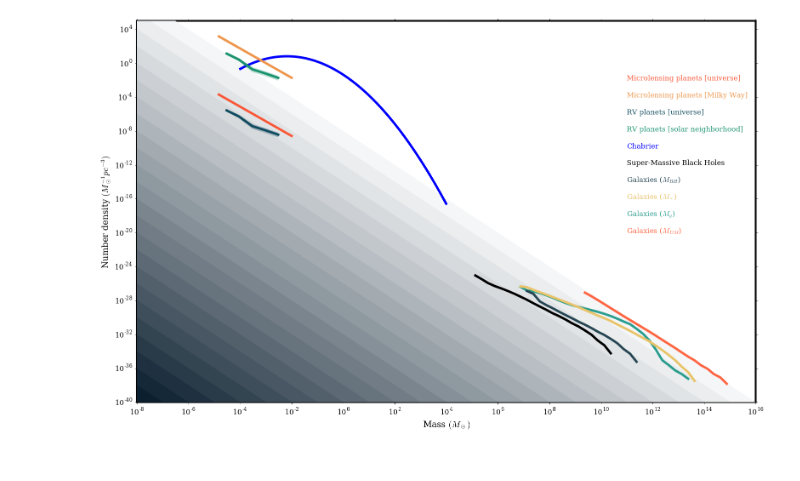
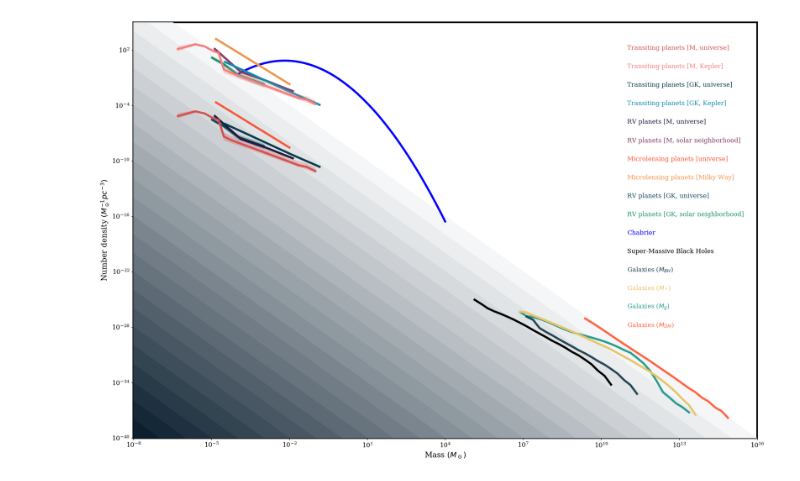
Before and after one commit to zpenoyre/things, a Jupyter notebook: thingsPlot.ipynb, the cells around one changed output. Saved outputs shown, nothing was run; the diff lists cells and outputs as text; code cells hidden in the pictures.

Commit message:
Re-added planets to plot.

```diff
--- a/thingsPlot.ipynb
+++ b/thingsPlot.ipynb
@@ -38,12 +38,20 @@ def makeCmap(hexColour,name,zeroColour='#FFFFFF'):
     return cmap
 # %%
 files=['galaxiesDM','galaxiesGas','galaxiesStars','galaxiesBHs','SMBHs','chabrierImf',
-       'planetsRVbins','planetsRVbins_univ','planetsMicrolensing','planetsMicrolensing_univ']
-colours=['#FF6542','#2A9D8F','#E9C46A','#264653','k','b','#1A936F','#114B5F','#EE964B','#F95738']
+       'planetsRVbins','planetsRVbins_univ','planetsMicrolensing','planetsMicrolensing_univ',
+      'planetsRVbins_Mdwarfs','planetsRVbins_Mdwarfs_univ',
+      'planetsTransitBins_GK','planetsTransitBins_GK_univ',
+      'planetsTransitBins_M','planetsTransitBins_M_univ']
+colours=['#FF6542','#2A9D8F','#E9C46A','#264653','k','b','#1A936F','#114B5F','#EE964B','#F95738',
+        '#843B62','#211940','#118AB2','#073B4C','#F67E7D','#D65151']
 text=[r'Galaxies ($M_{DM}$)',r'Galaxies ($M_g$)',r'Galaxies ($M_*$)',r'Galaxies ($M_{BH}$)','Super-Massive Black Holes','Chabrier',
-      'RV planets [solar neighborhood]','RV planets [universe]',
-     'Microlensing planets [Milky Way]','Microlensing planets [universe]']
-textPos=[[1e11,1e-20],[1e11,1e-18],[1e11,1e-16],[1e11,1e-14],[1e11,1e-12],[1e11,1e-10],[1e11,1e-8],[1e11,1e-6],[1e11,1e-4],[1e11,1e-2]]
+      'RV planets [GK, solar neighborhood]','RV planets [GK, universe]',
+     'Microlensing planets [Milky Way]','Microlensing planets [universe]',
+     'RV planets [M, solar neighborhood]','RV planets [M, universe]',
+     'Transiting planets [GK, Kepler]','Transiting planets [GK, universe]',
+     'Transiting planets [M, Kepler]','Transiting planets [M, universe]']
+textPos=[[1e11,1e-28],[1e11,1e-26],[1e11,1e-24],[1e11,1e-22],[1e11,1e-20],[1e11,1e-18],[1e11,1e-16],[1e11,1e-14],[1e11,1e-12],[1e11,1e-10],[1e11,1e-8],
+         [1e11,1e-6],[1e11,1e-4],[1e11,1e-2],[1e11,1e0],[1e11,1e2]]
 # %%
 def plotBackground(thisPlot,x0,y0,colour,zorder0):
     cmap=makeCmap('#011627','name')
@@ -59,38 +67,38 @@ def plotBackground(thisPlot,x0,y0,colour,zorder0):
 # %%
 zord = 2
 
-fig = plt.figure(figsize=(16,10))
+fig = plt.figure(figsize=(18,12))
 nPlot = plt.gca()
 
 nPlot, zord = plotBackground(nPlot,1e16,1e-40,'k',zorder0=zord)
 
 for index,field in enumerate(files):
     data=np.genfromtxt('data/'+field+'.txt')
     data=data[data[:,1]>0,:]
     #print('field: ',field)
     #print('data shape: ',data.shape)
     nPlot.plot(data[:,0],data[:,1],c=colours[index],zorder=zord)
     zord+=1
     nPlot.text(textPos[index][0],textPos[index][1],text[index],color=colours[index])
     if np.shape(data)[1] > 2: #if uncertainty columns are included
         xs = np.concatenate((data[:,0],data[:,0][::-1]))
         ys = np.concatenate(((data[:,1]+data[:,2]),(data[:,1]-data[:,3])[::-1]))
         nPlot.fill(xs, ys, c=colours[index],alpha=0.25,zorder=zord)
         zord+=1
 
 nPlot.set_xscale('log')
 nPlot.set_yscale('log')
 nPlot.set_ylim(1e-40,1e5)
 nPlot.set_xlim(1e-8,1e16)
 nPlot.set_xlabel(r'Mass $(M_\odot)$')
 nPlot.set_ylabel(r'Number density $(M_\odot^{-1} pc^{-3})$')
 nPlot.grid("off")
 
 plt.tight_layout()
 plt.savefig('plot.pdf')
 plt.show()
 # %% [output]
-[figure, old version]
+[figure, new version]
 # %%
 # one annoying thing about the above plot is that it doesn't seem to be possible to drawn the axes on top of the shaded triangles...
 
```
Also changed, not shown: 1 other file.
